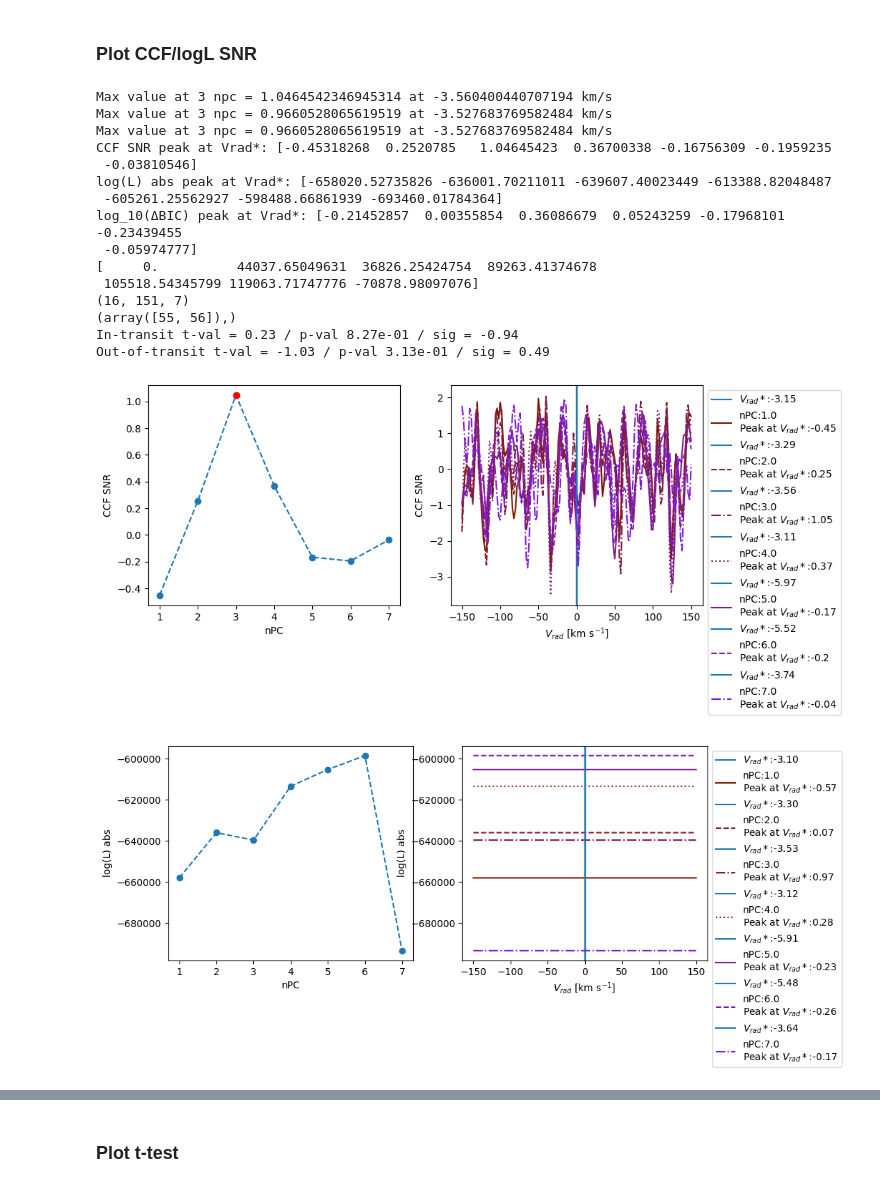
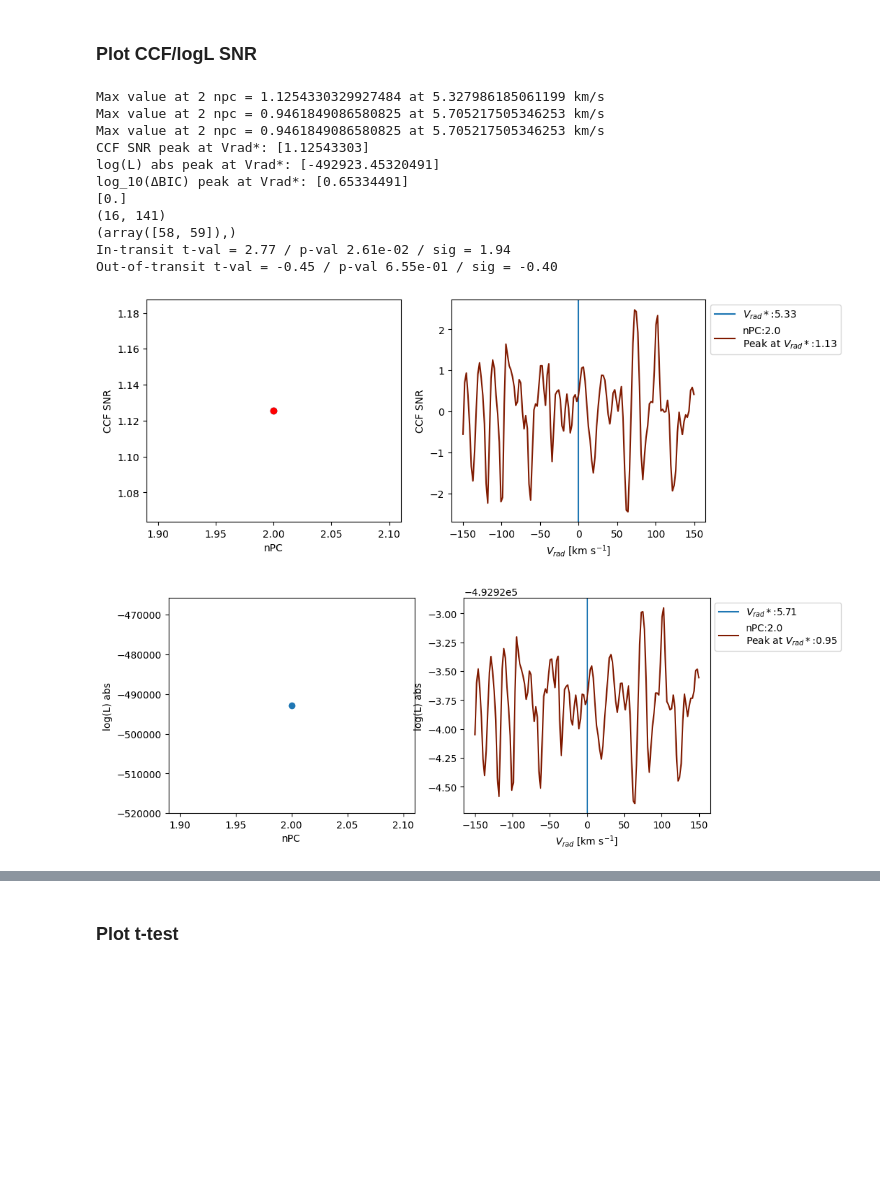
Before and after one commit to mathisbouffard/HRS_with_starships, a Jupyter notebook: HRS_analysis/SPIRou/Correlations.ipynb, the cells around one changed output, grey strips where cells are left out. Cells and saved outputs as stored; diff of their text form; code cells hidden in the pictures; blank space fills up the shorter version.

Commit message:
Finished full reduction and CO2 correlation of 2020-09-29 and 2021-10-21 visits.

```diff
--- a/HRS_analysis/SPIRou/Correlations.ipynb
+++ b/HRS_analysis/SPIRou/Correlations.ipynb
@@ -54,7 +54,7 @@ pl_obs=reload(pl_obs)
 # Planet parameters and reduction details
 pl_name = 'TRAPPIST-1 b'
 
-visit_name = '2020-09-26'
+visit_name = '2021-10-21'
 reduc_version = 'v001'
 instrument = "SPIRou"
 
@@ -67,7 +67,7 @@ e      = 0                  # eccentricity
 w      = 4.712389*u.rad     # argument of periapsis (equal to 270 degrees)
 
 # Mid-transit time (BJD) of this visit
-mid_tr = 2459118.95517189*u.d  # calculated from Agol et al. 2021
+mid_tr = 2459508.7625026763*u.d  # calculated from Agol et al. 2021
 
 #-----------------------------------------------------------#
 
@@ -104,13 +104,13 @@ It became [4.712389] rad
 reduc_in_scratch = True  # the reductions are in the scratch directory (True) or in the home directory (False)
 
 # Indicate which reductions to use (sequence files)
-filename_list = ["sequence_1-pc_mask_wings97_data_trs_2020-09-26.npz",
-                 "sequence_2-pc_mask_wings97_data_trs_2020-09-26.npz",
-                 "sequence_3-pc_mask_wings97_data_trs_2020-09-26.npz",
-                 "sequence_4-pc_mask_wings97_data_trs_2020-09-26.npz",
-                 "sequence_5-pc_mask_wings97_data_trs_2020-09-26.npz",
-                 "sequence_6-pc_mask_wings97_data_trs_2020-09-26.npz",
-                 "sequence_7-pc_mask_wings97_data_trs_2020-09-26.npz",
+filename_list = [#"sequence_1-pc_mask_wings97_data_trs_2021-10-21.npz",
+                 "sequence_2-pc_mask_wings97_data_trs_2021-10-21.npz",
+                 # "sequence_3-pc_mask_wings97_data_trs_2021-10-21.npz",
+                 # "sequence_4-pc_mask_wings97_data_trs_2021-10-21.npz",
+                 # "sequence_5-pc_mask_wings97_data_trs_2021-10-21.npz",
+                 # "sequence_6-pc_mask_wings97_data_trs_2021-10-21.npz",
+                 # "sequence_7-pc_mask_wings97_data_trs_2021-10-21.npz",
                 ]
 #-----------------------------------------------------------#
 
@@ -162,8 +162,8 @@ plt.show()
 # %%
 #----------------------------------------------------------#
 # Cross-correlation axes
-n_RV_inj = 151
-corrRV0 = np.linspace(-150, 150, n_RV_inj)  # x axis (Vsys)
+step_RV_inj = 2.14  # 2 times the resolution of SPIRou in km/s
+corrRV0 = np.arange(-150, 150, step_RV_inj)  # x axis (Vsys)
 
 kind_trans = 'transmission'  # emission or transmission
 #----------------------------------------------------------#
@@ -233,7 +218,7 @@ Saved correl at : /scratch/mathisb/HRS_correlations/SPIRou/TRAPPIST-1b/2020-09-2
 #----------------------------------------------#
 # Indicate orders to use
 nb_orders = 49  # number of orders in reduction
-orders_to_delete = [[0,1,2,3,4], [11,12,13], [23,24,25], [37,38,39], [46,47,48]]  # indices of orders that should not be used
+orders_to_delete = [[0,1,2,3,4], [11,12,13], [23,24,25,26], [37,38,39], [46,47,48]]  # indices of orders that should not be used
 
 
 # 2019-06-14: delete [0,1,2,3,4], [11,12,13], [23,24,25], [37,38,39], [46,47,48]
@@ -242,49 +227,47 @@ orders_to_delete = [[0,1,2,3,4], [11,12,13], [23,24,25], [37,38,39], [46,47,48]]
 # 2020-09-08: delete [1,2,3,4], [11,12,13], [23,24,25], [37,38,39], [46,47,48]
 # 2020-09-20: delete [0,1,2,3,4], [11,12,13,14], [23,24,25], [37,38,39], [46,47,48]
 # 2020-09-26: delete [0,1,2,3,4], [11,12,13], [23,24,25], [37,38,39], [46,47,48]
+# 2020-09-29: delete [0,1,2,3,4], [11,12,13], [23,24,25], [37,38,39], [46,47,48]
+# 2021-10-21: delete [0,1,2,3,4], [11,12,13], [23,24,25,26], [37,38,39], [46,47,48]
 
 #----------------------------------------------#
 
 order_indices = np.arange(nb_orders)
 
 # Remove each element of orders_to_delete from array of orders
 for elem in orders_to_delete:
     order_indices = np.setdiff1d(order_indices, elem)
 
 n_pc_list = np.unique(n_pc_list)
 mask_wings_list = np.unique(mask_wings_list)
 
 id_pc0 = 0  # don't change
 
 # Plot all ccf and logl as a function of pc
 for mask_wings in mask_wings_list:
     ccf_maps_in = [all_ccf_map[(n_pc, mask_wings)] for n_pc in n_pc_list]
     ccf_maps_in = np.concatenate(ccf_maps_in, axis=-2)
     logl_maps_in = [all_logl_map[(n_pc, mask_wings)] for n_pc in n_pc_list]
     logl_maps_in = np.concatenate(logl_maps_in, axis=-2)
     obs = all_obs[(n_pc_list[0], mask_wings)]
 
     ccf_obj, logl_obj = cc.plot_ccflogl(obs, ccf_maps_in, logl_maps_in, corrRV0,
                                         Kp_array, n_pc_list, orders=order_indices, id_pc0=id_pc0)
 
 # # Print info about the plots
 # print("\nInformation about the plots:\n" + cc.plot_ccflogl.__doc__ + "\n" +
 #       Correlations.plot_multi_npca.__doc__ + "\n" + Correlations.plot_PRF.__doc__)
 # %% [output]
-Max value at 3 npc = 1.0464542346945314 at -3.560400440707194 km/s
-Max value at 3 npc = 0.9660528065619519 at -3.527683769582484 km/s
-Max value at 3 npc = 0.9660528065619519 at -3.527683769582484 km/s
-CCF SNR peak at Vrad*: [-0.45318268  0.2520785   1.04645423  0.36700338 -0.16756309 -0.1959235
- -0.03810546]
-log(L) abs peak at Vrad*: [-658020.52735826 -636001.70211011 -639607.40023449 -613388.82048487
- -605261.25562927 -598488.66861939 -693460.01784364]
-log_10(ΔBIC) peak at Vrad*: [-0.21452857  0.00355854  0.36086679  0.05243259 -0.17968101 -0.23439455
- -0.05974777]
-[     0.          44037.65049631  36826.25424754  89263.41374678
- 105518.54345799 119063.71747776 -70878.98097076]
-(16, 151, 7)
-(array([55, 56]),)
-In-transit t-val = 0.23 / p-val 8.27e-01 / sig = -0.94
-Out-of-transit t-val = -1.03 / p-val 3.13e-01 / sig = 0.49
+Max value at 2 npc = 1.1254330329927484 at 5.327986185061199 km/s
+Max value at 2 npc = 0.9461849086580825 at 5.705217505346253 km/s
+Max value at 2 npc = 0.9461849086580825 at 5.705217505346253 km/s
+CCF SNR peak at Vrad*: [1.12543303]
+log(L) abs peak at Vrad*: [-492923.45320491]
+log_10(ΔBIC) peak at Vrad*: [0.65334491]
+[0.]
+(16, 141)
+(array([58, 59]),)
+In-transit t-val = 2.77 / p-val 2.61e-02 / sig = 1.94
+Out-of-transit t-val = -0.45 / p-val 6.55e-01 / sig = -0.40
-[figure, old version]
+[figure, new version]
-[figure, old version]
+[figure, new version]
```
Also changed, not shown: parts of 8 cells of this notebook, 1 other file.
